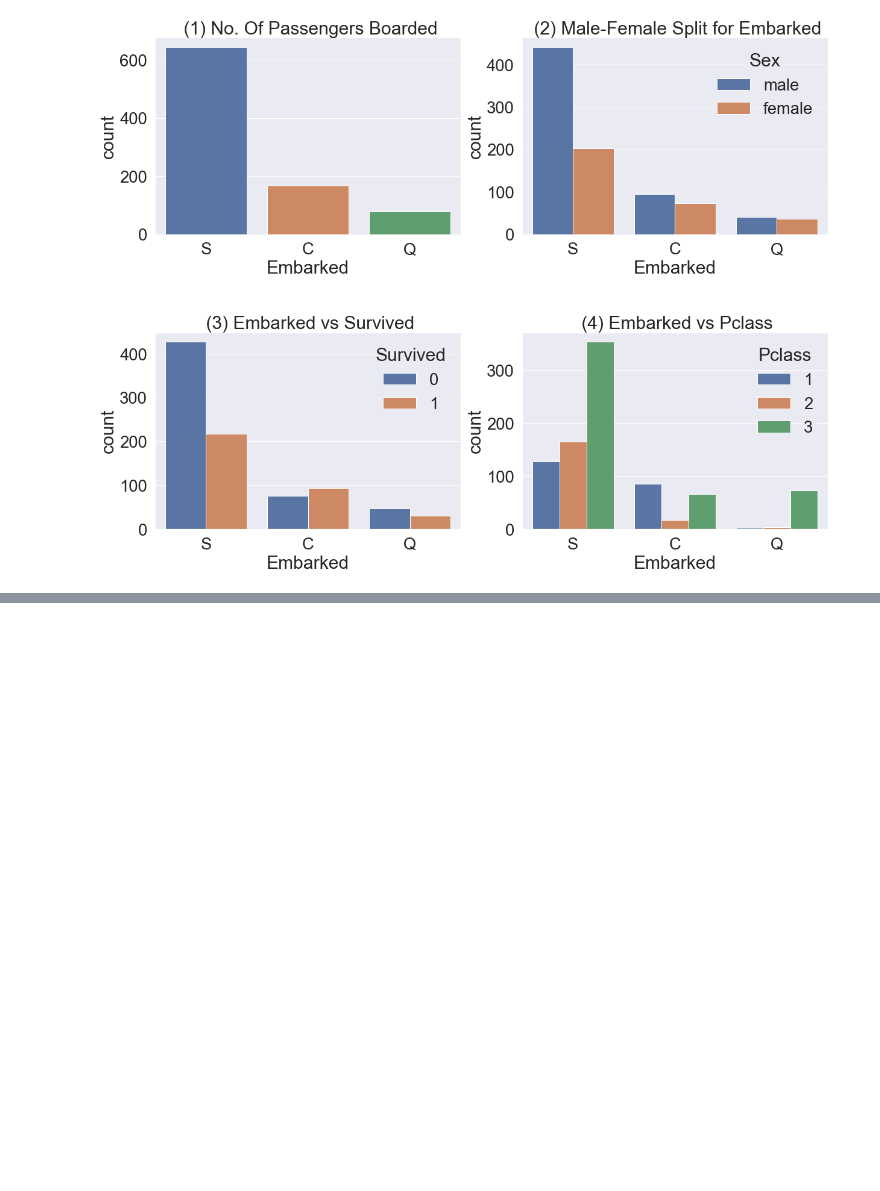
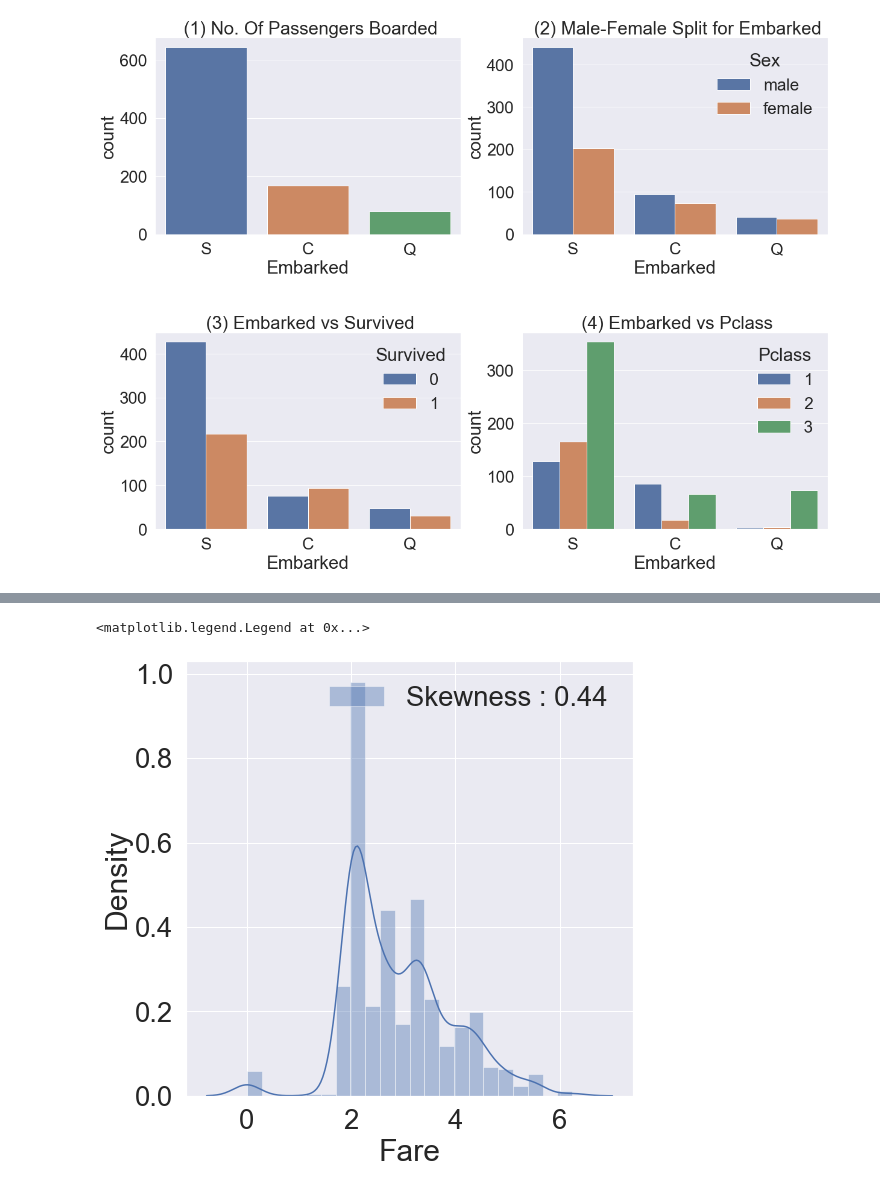
Before and after one commit to DominKim/kaggle_practice, a Jupyter notebook: Step01_Titanic.ipynb, the cells around one changed output, grey strips where cells are left out. Drawn from its saved outputs; the diff is of its cells as text; code cells hidden in the pictures; blank space fills up the shorter version.

```diff
--- a/Step01_Titanic.ipynb
+++ b/Step01_Titanic.ipynb
@@ -262,0 +302,12 @@ plt.show()
+# %%
+test.loc[test.Fare.isnull(), "Fare"] = test["Fare"].mean()
+
+train["Fare"] = train["Fare"].apply(lambda x: np.log(x) if x > 0 else 0)
+test["Fare"] = test["Fare"].apply(lambda x: np.log(x) if x > 0 else 0)
+# %%
+fig, ax = plt.subplots(1, 1, figsize=(8, 8))
+sns.distplot(train['Fare'], color='b', label='Skewness : {:.2f}'.format(train['Fare'].skew()), ax=ax)
+ax.legend(loc='best')
+# %% [output]
+<matplotlib.legend.Legend at 0x...>
+[figure, added]
```
Also changed, not shown: parts of 7 cells of this notebook.
